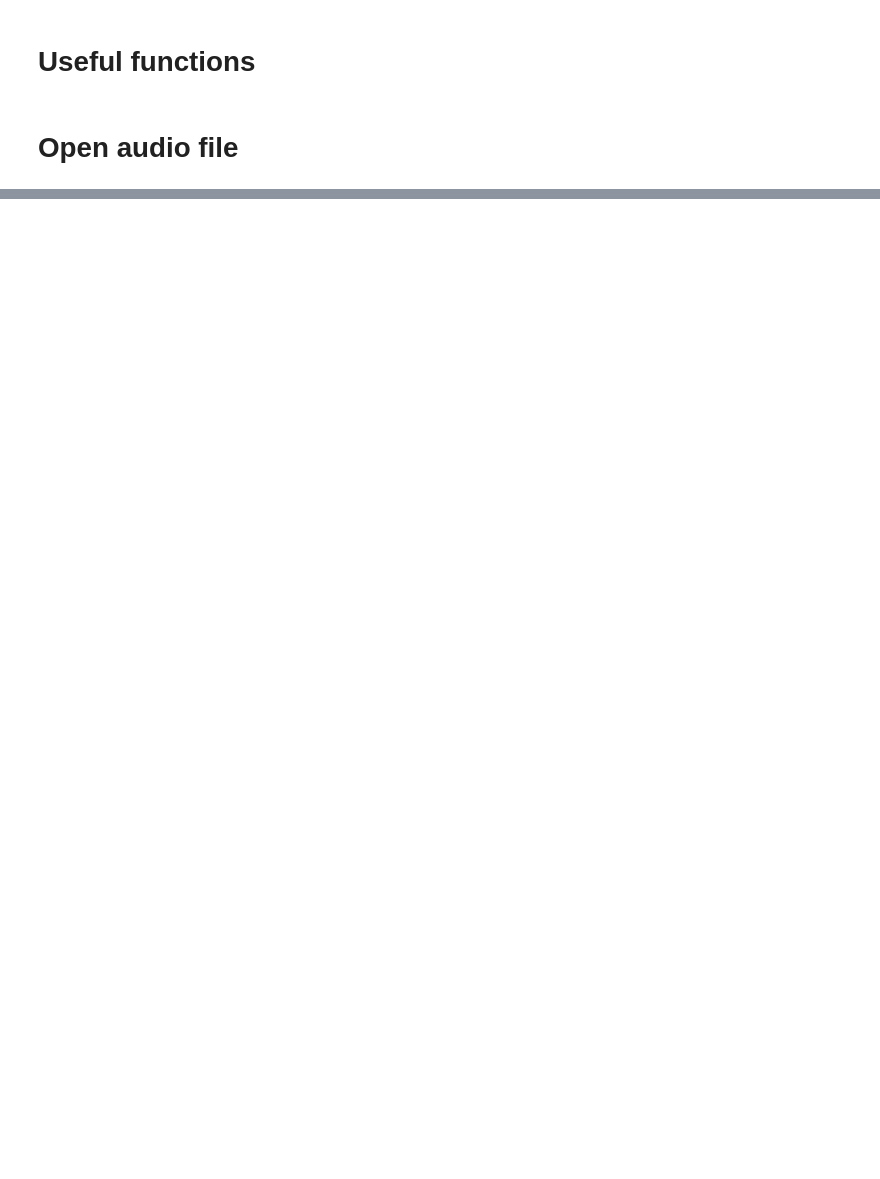
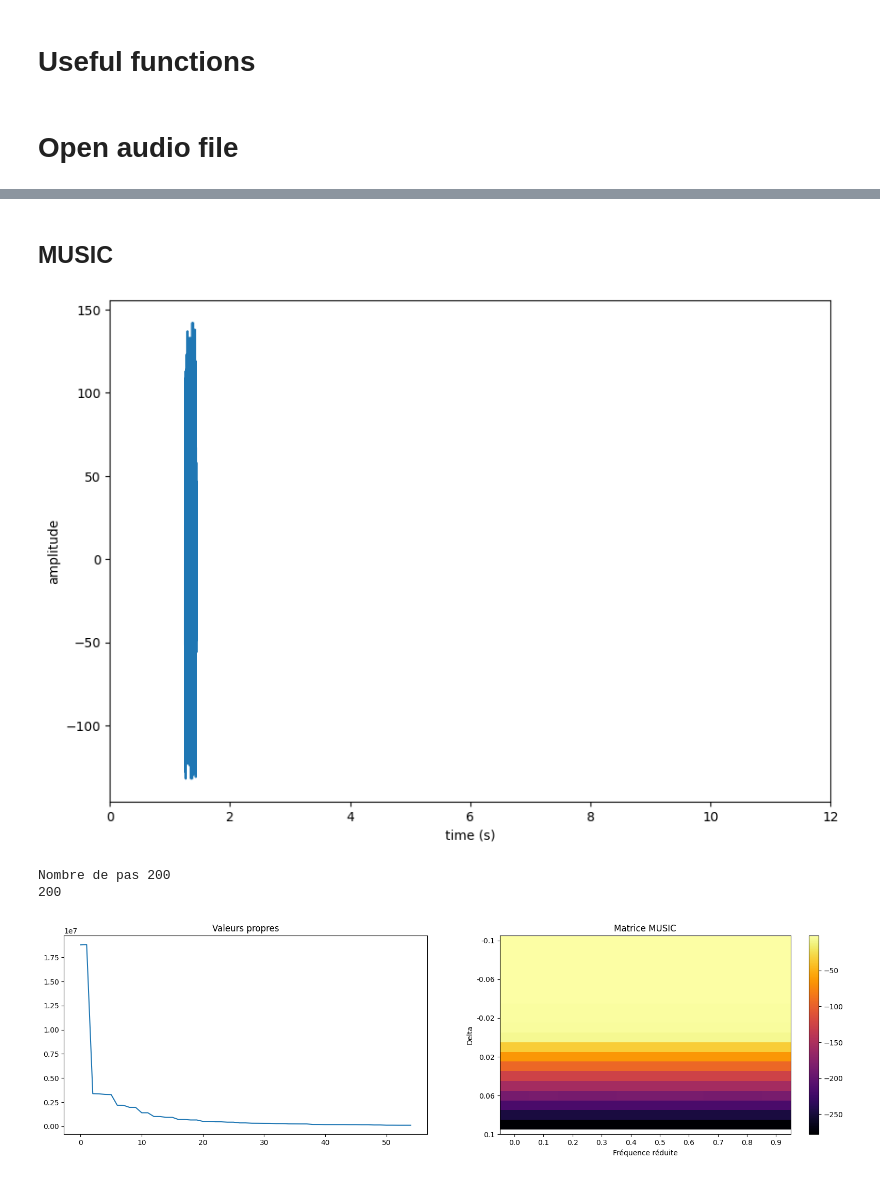
Before and after one commit to LouisLalay/Traitement-du-Signal, a Jupyter notebook: TP Cloche/template-TP-HR.ipynb, the cells around one changed output, grey strips where cells are left out. Cells and saved outputs as stored; diff of their text form; code cells hidden in the pictures; blank space fills up the shorter version.

```diff
--- a/TP Cloche/template-TP-HR.ipynb
+++ b/TP Cloche/template-TP-HR.ipynb
@@ -110,0 +314,22 @@ write('new_bell.wav', Fs, np.array(x.reshape(len_x), dtype=np.int16)) # to write
+# %%
+T, data, nframes, nchannels, sampling_frequency = read_values('ClocheA.WAV')
+# %% [markdown]
+
+## MUSIC
+# %%
+f_range = (0, 1, 0.1)
+d_range = (-0.1, 0.1, 0.01)
+K = 54
+n = 512
+l = 2*n
+N = n + l - 1
+times = np.arange(data.shape[1]) / sampling_frequency
+offset = 10000
+truncated_data = data.reshape(data.shape[1])[offset : offset + N]
+plot_sound(truncated_data, times[offset : offset + N], 0, 12, w=10, h=7)
+m = MUSIC(data.reshape(data.shape[1])[:N], K, n, l, f_range, d_range)
+# %% [output]
+[figure, added]
+Nombre de pas 200
+200
+[figure, added]
```
Also changed, not shown: parts of 15 cells of this notebook, 1 other file.
